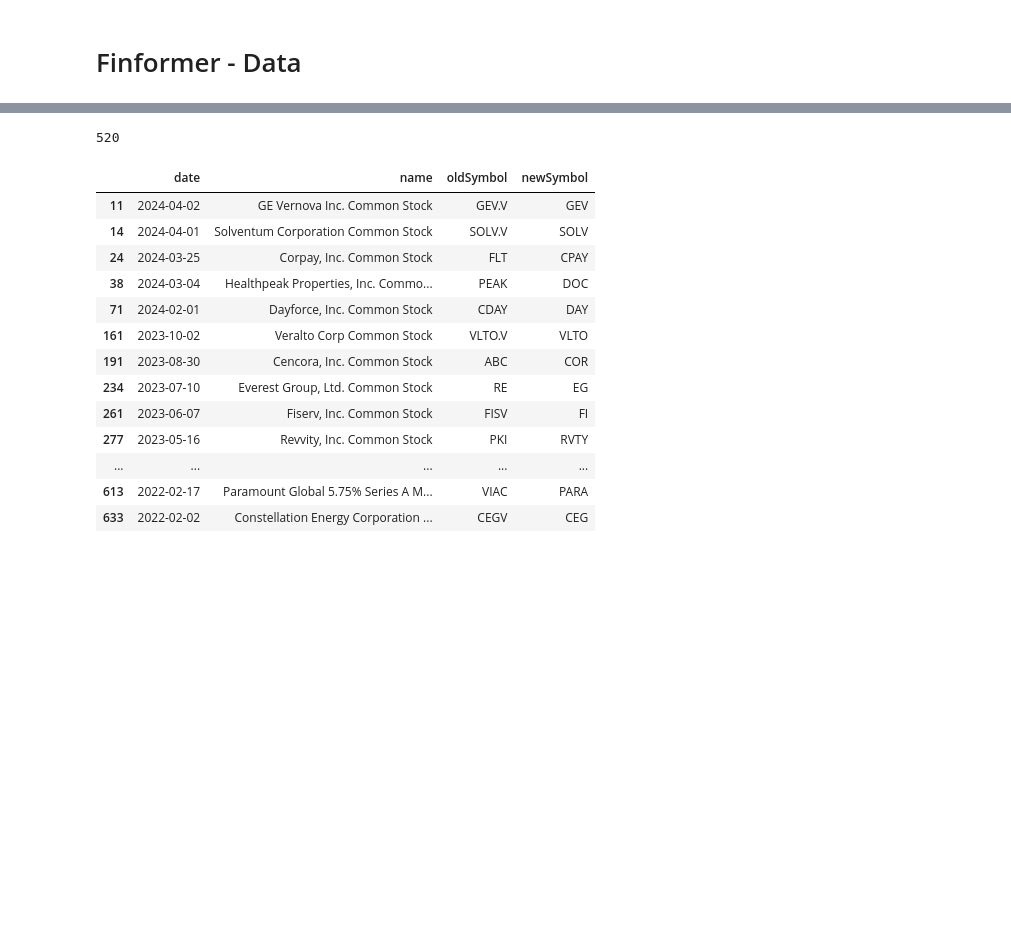
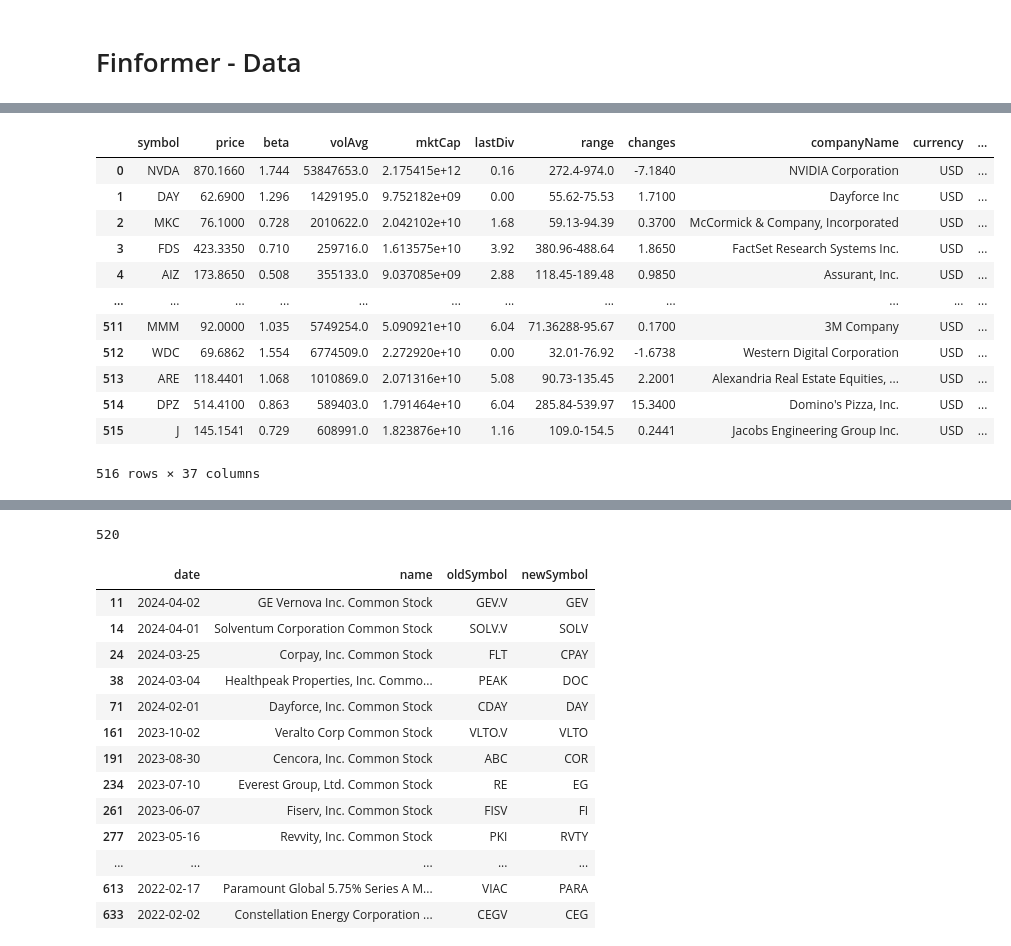
Before and after one commit to halaction/finformer, a Jupyter notebook: finformer-data.ipynb, the cells around one changed output, grey strips where cells are left out. Cells and saved outputs as stored; diff of their text form; code cells hidden in the pictures; blank space fills up the shorter version.

```diff
--- a/finformer-data.ipynb
+++ b/finformer-data.ipynb
@@ -30,0 +129,21 @@ prices_tickers_path = os.path.join(DATA_DIR, 'data-prices-tickers.json')
+# %%
+profile = pd.read_csv('./data/raw-dataset/profile.csv')
+metrics = pd.read_csv('./data/raw-dataset/metrics.csv')
+prices = pd.read_csv('./data/raw-dataset/prices.csv')
+news = pd.read_csv('./data/raw-dataset/news.csv')
+# %%
+profile
+# %% [output]
+|  | symbol | price | beta | volAvg | mktCap | lastDiv | range | changes | companyName | currency | ... |
+| 0 | NVDA | 870.1660 | 1.744 | 53847653.0 | 2.175415e+12 | 0.16 | 272.4-974.0 | -7.1840 | NVIDIA Corporation | USD | ... |
+| 1 | DAY | 62.6900 | 1.296 | 1429195.0 | 9.752182e+09 | 0.00 | 55.62-75.53 | 1.7100 | Dayforce Inc | USD | ... |
+| 2 | MKC | 76.1000 | 0.728 | 2010622.0 | 2.042102e+10 | 1.68 | 59.13-94.39 | 0.3700 | McCormick & Company, Incorporated | USD | ... |
+| 3 | FDS | 423.3350 | 0.710 | 259716.0 | 1.613575e+10 | 3.92 | 380.96-488.64 | 1.8650 | FactSet Research Systems Inc. | USD | ... |
+| 4 | AIZ | 173.8650 | 0.508 | 355133.0 | 9.037085e+09 | 2.88 | 118.45-189.48 | 0.9850 | Assurant, Inc. | USD | ... |
+| ... | ... | ... | ... | ... | ... | ... | ... | ... | ... | ... | ... |
+| 511 | MMM | 92.0000 | 1.035 | 5749254.0 | 5.090921e+10 | 6.04 | 71.36288-95.67 | 0.1700 | 3M Company | USD | ... |
+| 512 | WDC | 69.6862 | 1.554 | 6774509.0 | 2.272920e+10 | 0.00 | 32.01-76.92 | -1.6738 | Western Digital Corporation | USD | ... |
+| 513 | ARE | 118.4401 | 1.068 | 1010869.0 | 2.071316e+10 | 5.08 | 90.73-135.45 | 2.2001 | Alexandria Real Estate Equities, ... | USD | ... |
+| 514 | DPZ | 514.4100 | 0.863 | 589403.0 | 1.791464e+10 | 6.04 | 285.84-539.97 | 15.3400 | Domino's Pizza, Inc. | USD | ... |
+| 515 | J | 145.1541 | 0.729 | 608991.0 | 1.823876e+10 | 1.16 | 109.0-154.5 | 0.2441 | Jacobs Engineering Group Inc. | USD | ... |
+516 rows × 37 columns
```
Also changed, not shown: parts of 40 cells of this notebook, 5 other files.
